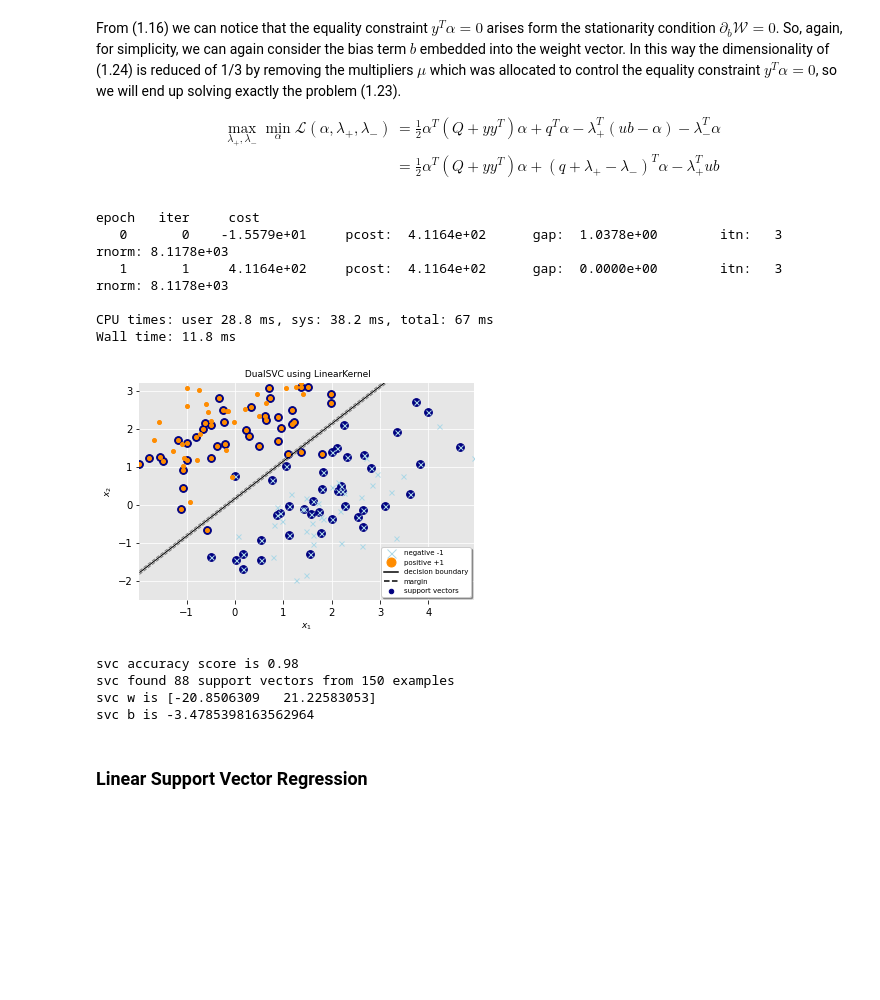
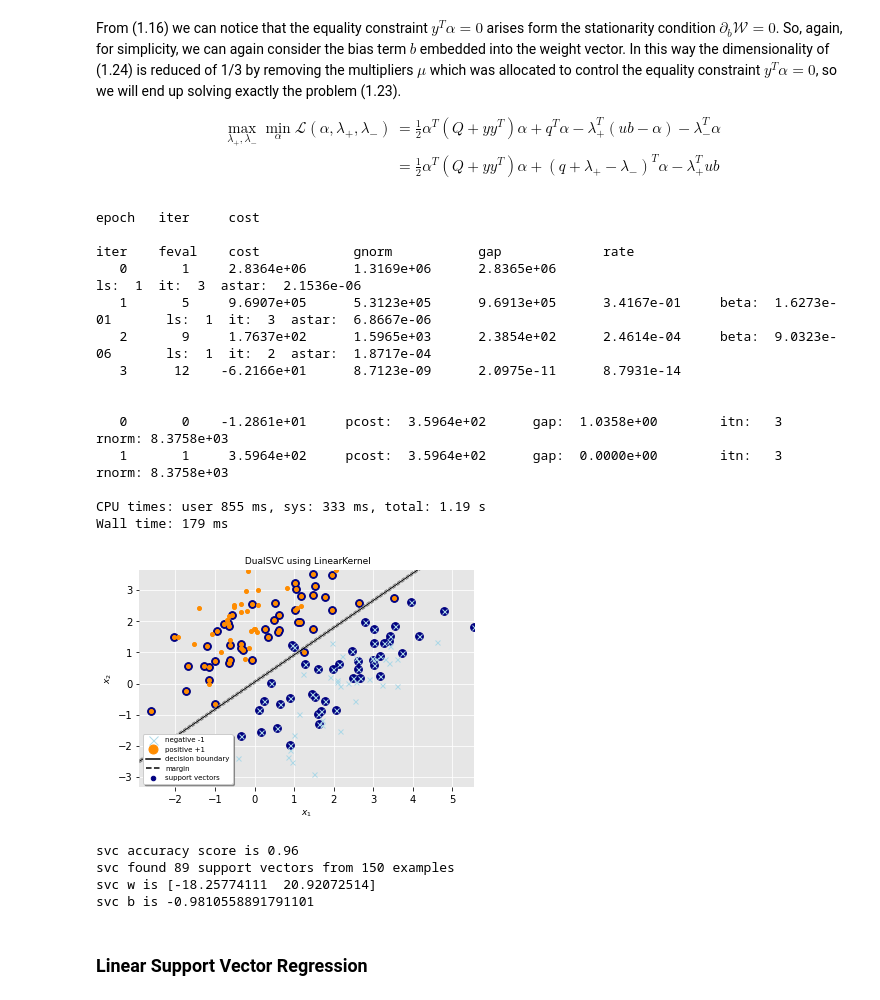
Before and after one commit to dmeoli/optiml, a Jupyter notebook: notebooks/ml/ComputationalMathematicsReport.ipynb, the cells around one changed output. Cells and saved outputs as stored; diff of their text form; code cells hidden in the pictures; blank space fills up the shorter version.

```diff
--- a/notebooks/ml/ComputationalMathematicsReport.ipynb
+++ b/notebooks/ml/ComputationalMathematicsReport.ipynb
@@ -608,26 +616,35 @@ $$
 # %%
 X, y = generate_linearly_separable_overlap_data()
 X_train, X_test, y_train, y_test = train_test_split(X, y, train_size=0.75)
 
-svc = DualSVC(kernel=linear, C=10, optimizer=AdaGrad, use_explicit_eq=False, verbose=True)
+svc = DualSVC(kernel=linear, C=10, optimizer=AdaGrad, use_explicit_eq=False,
+              dual_solver='cg', dual_verbose=True, verbose=True)
 %time svc.fit(X_train, y_train)
 plot_svm_hyperplane(svc, X_train, y_train)
 print(f'svc accuracy score is {svc.score(X_test, y_test)}')
 print(f'svc found {len(svc.support_)} support vectors from {len(X_train)} examples')
 print(f'svc w is {svc.coef_}')
 print(f'svc b is {svc.intercept_}')
 # %% [output]
 epoch   iter     cost
-   0       0    -1.5579e+01     pcost:  4.1164e+02      gap:  1.0378e+00        itn:   3        rnorm: 8.1178e+03
-   1       1     4.1164e+02     pcost:  4.1164e+02      gap:  0.0000e+00        itn:   3        rnorm: 8.1178e+03
 
-CPU times: user 28.8 ms, sys: 38.2 ms, total: 67 ms
-Wall time: 11.8 ms
+iter    feval    cost            gnorm           gap             rate
+   0       1     2.8364e+06      1.3169e+06      2.8365e+06                                             ls:  1  it:  3  astar:  2.1536e-06
+   1       5     9.6907e+05      5.3123e+05      9.6913e+05      3.4167e-01     beta:  1.6273e-01       ls:  1  it:  3  astar:  6.8667e-06
+   2       9     1.7637e+02      1.5965e+03      2.3854e+02      2.4614e-04     beta:  9.0323e-06       ls:  1  it:  2  astar:  1.8717e-04
+   3      12    -6.2166e+01      8.7123e-09      2.0975e-11      8.7931e-14
+
+
+   0       0    -1.2861e+01     pcost:  3.5964e+02      gap:  1.0358e+00        itn:   3        rnorm: 8.3758e+03
+   1       1     3.5964e+02     pcost:  3.5964e+02      gap:  0.0000e+00        itn:   3        rnorm: 8.3758e+03
+
+CPU times: user 855 ms, sys: 333 ms, total: 1.19 s
+Wall time: 179 ms
-[figure, old version]
+[figure, new version]
-svc accuracy score is 0.98
-svc found 88 support vectors from 150 examples
-svc w is [-20.8506309   21.22583053]
-svc b is -3.4785398163562964
+svc accuracy score is 0.96
+svc found 89 support vectors from 150 examples
+svc w is [-18.25774111  20.92072514]
+svc b is -0.9810558891791101
 # %% [markdown]
 ### Linear Support Vector Regression
 # %% [markdown]
```
Also changed, not shown: parts of 11 cells of this notebook, 2 other files.
